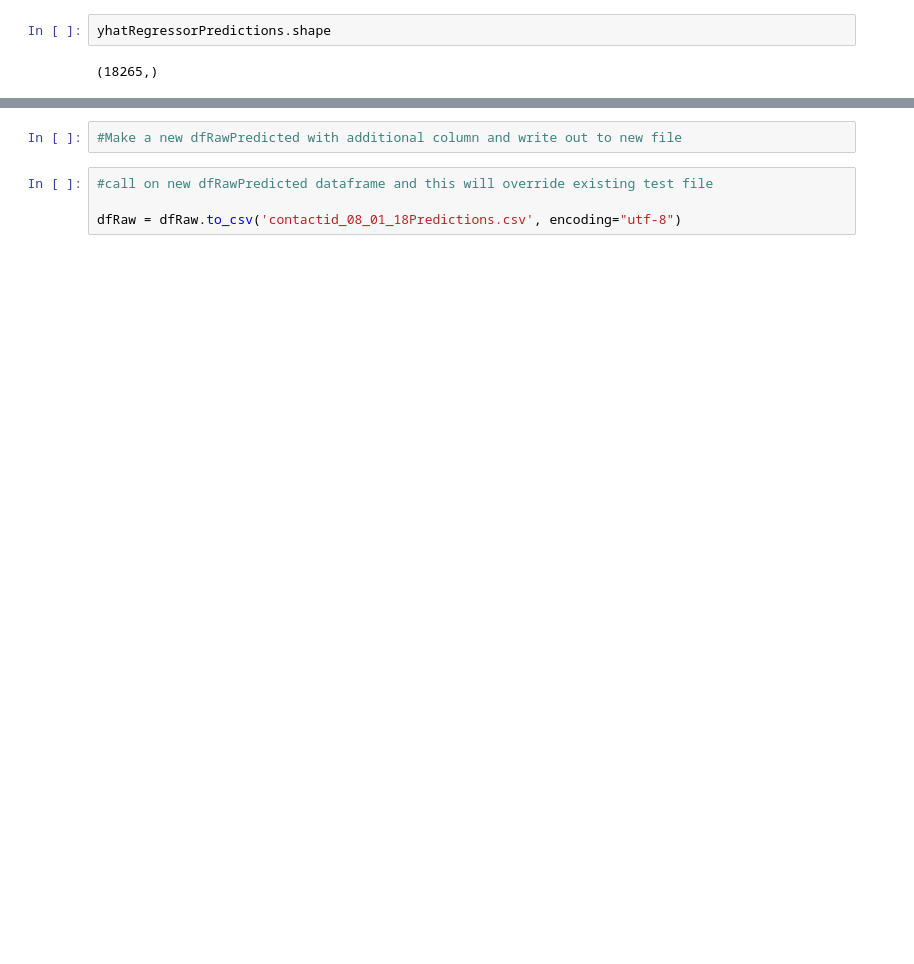
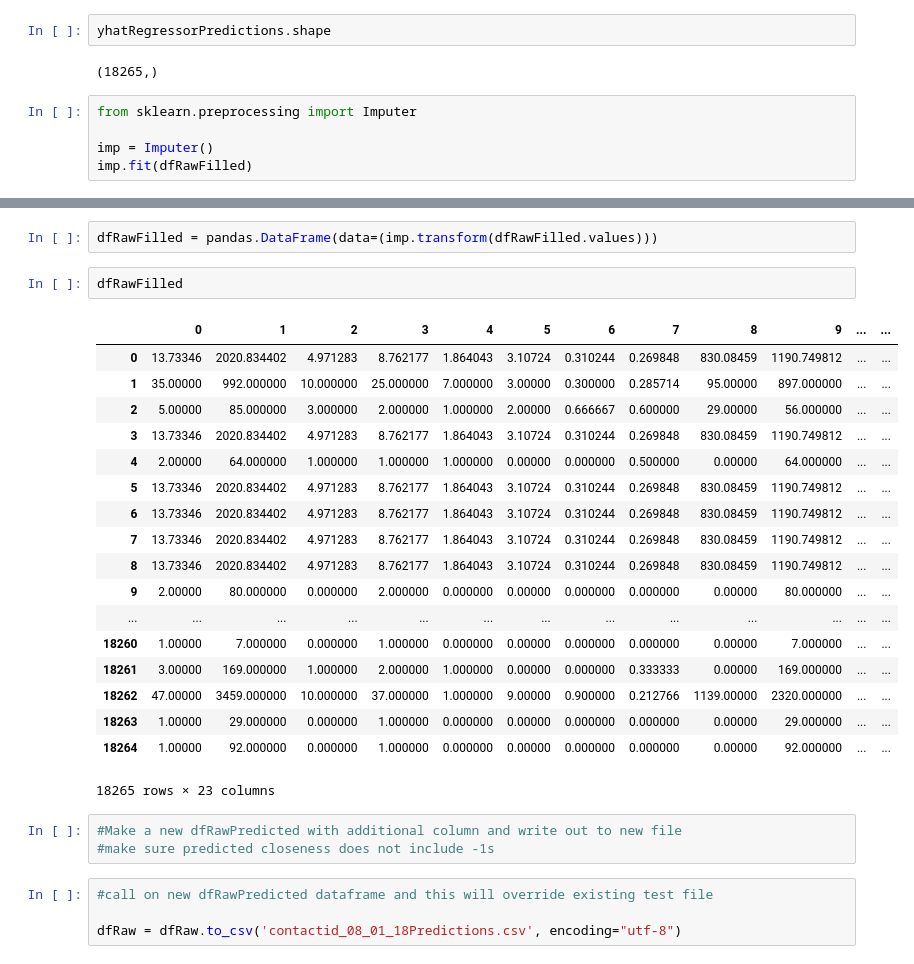
Before and after one commit to mobouzari/MLIndependentStudy, a Jupyter notebook: 80-20 with accuracy plots, fit, predict.ipynb, the cells around one changed output, grey strips where cells are left out. Saved outputs shown, nothing was run; the diff lists cells and outputs as text; blank space fills up the shorter version.

```diff
--- a/80-20 with accuracy plots, fit, predict.ipynb
+++ b/80-20 with accuracy plots, fit, predict.ipynb
@@ -462,3 +513,8 @@ yhatRegressorPredictions = regressor.predict(dfRawFilled)
 yhatRegressorPredictions.shape
 # %% [output]
 (18265,)
+# %%
+from sklearn.preprocessing import Imputer
+
+imp = Imputer()
+imp.fit(dfRawFilled)
@@ -465,5 +539,29 @@ yhatRegressorPredictions.shape
+# %%
+dfRawFilled = pandas.DataFrame(data=(imp.transform(dfRawFilled.values)))
+# %%
+dfRawFilled
+# %% [output]
+|  | 0 | 1 | 2 | 3 | 4 | 5 | 6 | 7 | 8 | 9 | ... | ... |
+| 0 | 13.73346 | 2020.834402 | 4.971283 | 8.762177 | 1.864043 | 3.10724 | 0.310244 | 0.269848 | 830.08459 | 1190.749812 | ... | ... |
+| 1 | 35.00000 | 992.000000 | 10.000000 | 25.000000 | 7.000000 | 3.00000 | 0.300000 | 0.285714 | 95.00000 | 897.000000 | ... | ... |
+| 2 | 5.00000 | 85.000000 | 3.000000 | 2.000000 | 1.000000 | 2.00000 | 0.666667 | 0.600000 | 29.00000 | 56.000000 | ... | ... |
+| 3 | 13.73346 | 2020.834402 | 4.971283 | 8.762177 | 1.864043 | 3.10724 | 0.310244 | 0.269848 | 830.08459 | 1190.749812 | ... | ... |
+| 4 | 2.00000 | 64.000000 | 1.000000 | 1.000000 | 1.000000 | 0.00000 | 0.000000 | 0.500000 | 0.00000 | 64.000000 | ... | ... |
+| 5 | 13.73346 | 2020.834402 | 4.971283 | 8.762177 | 1.864043 | 3.10724 | 0.310244 | 0.269848 | 830.08459 | 1190.749812 | ... | ... |
+| 6 | 13.73346 | 2020.834402 | 4.971283 | 8.762177 | 1.864043 | 3.10724 | 0.310244 | 0.269848 | 830.08459 | 1190.749812 | ... | ... |
+| 7 | 13.73346 | 2020.834402 | 4.971283 | 8.762177 | 1.864043 | 3.10724 | 0.310244 | 0.269848 | 830.08459 | 1190.749812 | ... | ... |
+| 8 | 13.73346 | 2020.834402 | 4.971283 | 8.762177 | 1.864043 | 3.10724 | 0.310244 | 0.269848 | 830.08459 | 1190.749812 | ... | ... |
+| 9 | 2.00000 | 80.000000 | 0.000000 | 2.000000 | 0.000000 | 0.00000 | 0.000000 | 0.000000 | 0.00000 | 80.000000 | ... | ... |
+| ... | ... | ... | ... | ... | ... | ... | ... | ... | ... | ... | ... | ... |
+| 18260 | 1.00000 | 7.000000 | 0.000000 | 1.000000 | 0.000000 | 0.00000 | 0.000000 | 0.000000 | 0.00000 | 7.000000 | ... | ... |
+| 18261 | 3.00000 | 169.000000 | 1.000000 | 2.000000 | 1.000000 | 0.00000 | 0.000000 | 0.333333 | 0.00000 | 169.000000 | ... | ... |
+| 18262 | 47.00000 | 3459.000000 | 10.000000 | 37.000000 | 1.000000 | 9.00000 | 0.900000 | 0.212766 | 1139.00000 | 2320.000000 | ... | ... |
+| 18263 | 1.00000 | 29.000000 | 0.000000 | 1.000000 | 0.000000 | 0.00000 | 0.000000 | 0.000000 | 0.00000 | 29.000000 | ... | ... |
+| 18264 | 1.00000 | 92.000000 | 0.000000 | 1.000000 | 0.000000 | 0.00000 | 0.000000 | 0.000000 | 0.00000 | 92.000000 | ... | ... |
+18265 rows × 23 columns
 # %%
 #Make a new dfRawPredicted with additional column and write out to new file
+#make sure predicted closeness does not include -1s
 # %%
 #call on new dfRawPredicted dataframe and this will override existing test file
 
```
Also changed, not shown: parts of 21 cells of this notebook.
